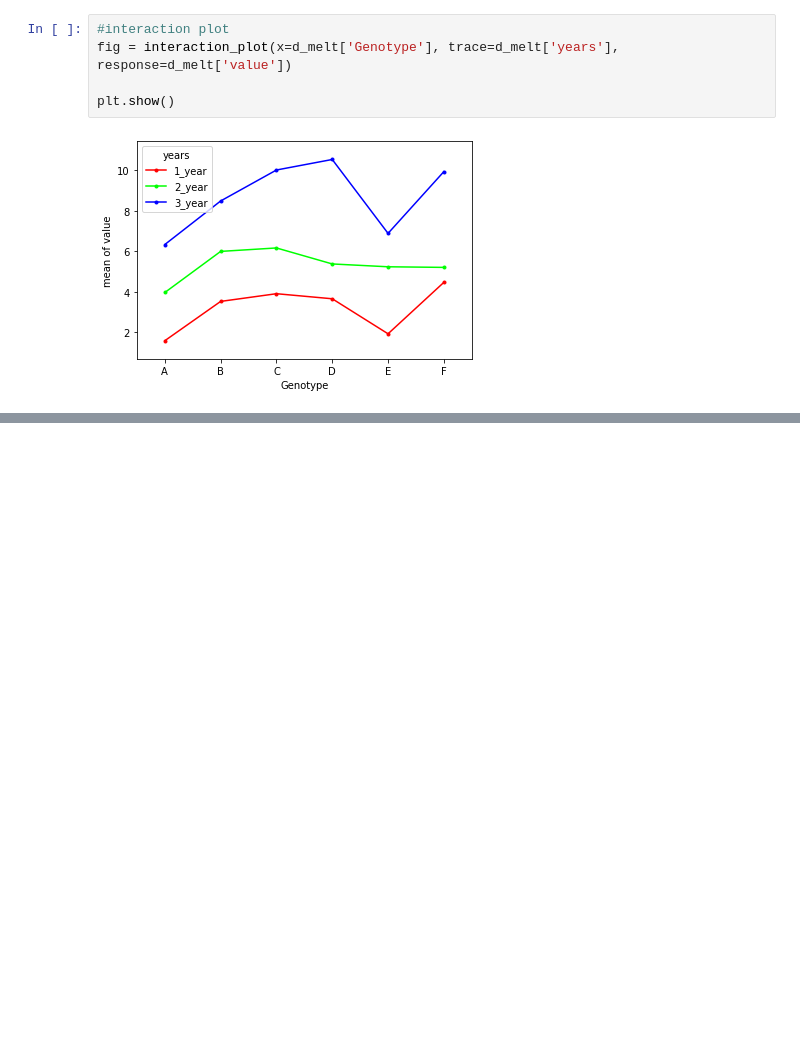
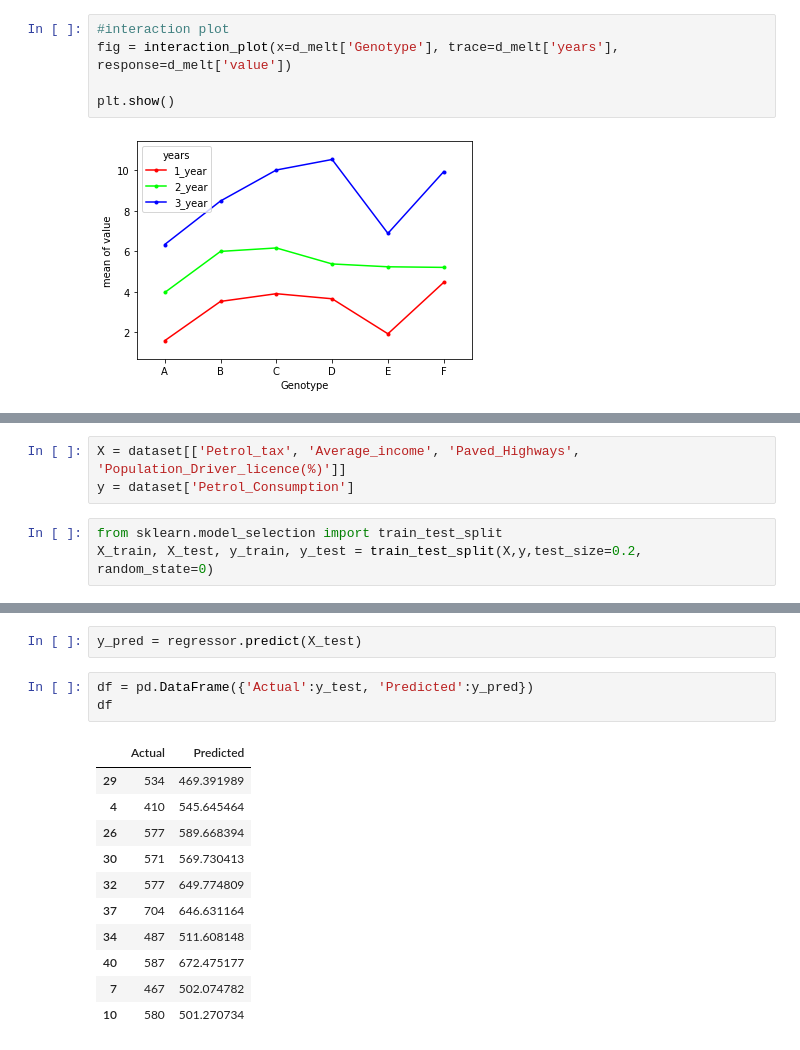
Before and after one commit to zhanyyy7/inf2178h-w22-exp-design-datascience, a Jupyter notebook: notebooks/inclass.ipynb, the cells around one changed output, grey strips where cells are left out. Saved outputs shown, nothing was run; the diff lists cells and outputs as text; blank space fills up the shorter version.

```diff
--- a/notebooks/inclass.ipynb
+++ b/notebooks/inclass.ipynb
@@ -238,0 +296,6 @@ res.tukey_summary
+# %%
+X = dataset[['Petrol_tax', 'Average_income', 'Paved_Highways', 'Population_Driver_licence(%)']]
+y = dataset['Petrol_Consumption']
+# %%
+from sklearn.model_selection import train_test_split
+X_train, X_test, y_train, y_test = train_test_split(X,y,test_size=0.2, random_state=0)
@@ -238,0 +317,17 @@ res.tukey_summary
+# %%
+y_pred = regressor.predict(X_test)
+# %%
+df = pd.DataFrame({'Actual':y_test, 'Predicted':y_pred})
+df
+# %% [output]
+|  | Actual | Predicted |
+| 29 | 534 | 469.391989 |
+| 4 | 410 | 545.645464 |
+| 26 | 577 | 589.668394 |
+| 30 | 571 | 569.730413 |
+| 32 | 577 | 649.774809 |
+| 37 | 704 | 646.631164 |
+| 34 | 487 | 511.608148 |
+| 40 | 587 | 672.475177 |
+| 7 | 467 | 502.074782 |
+| 10 | 580 | 501.270734 |
```
Also changed, not shown: parts of 28 cells of this notebook, 5 other files.
